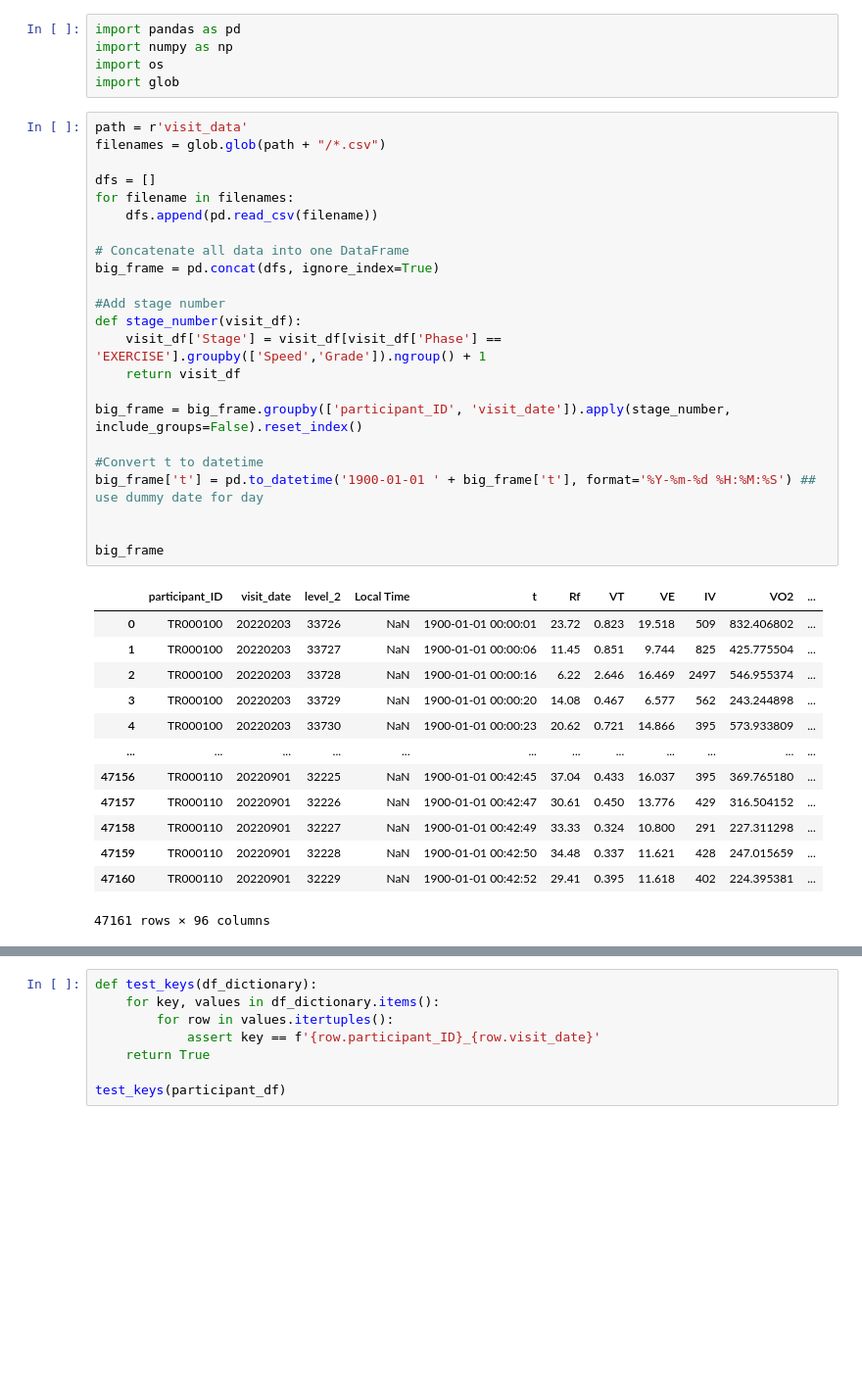
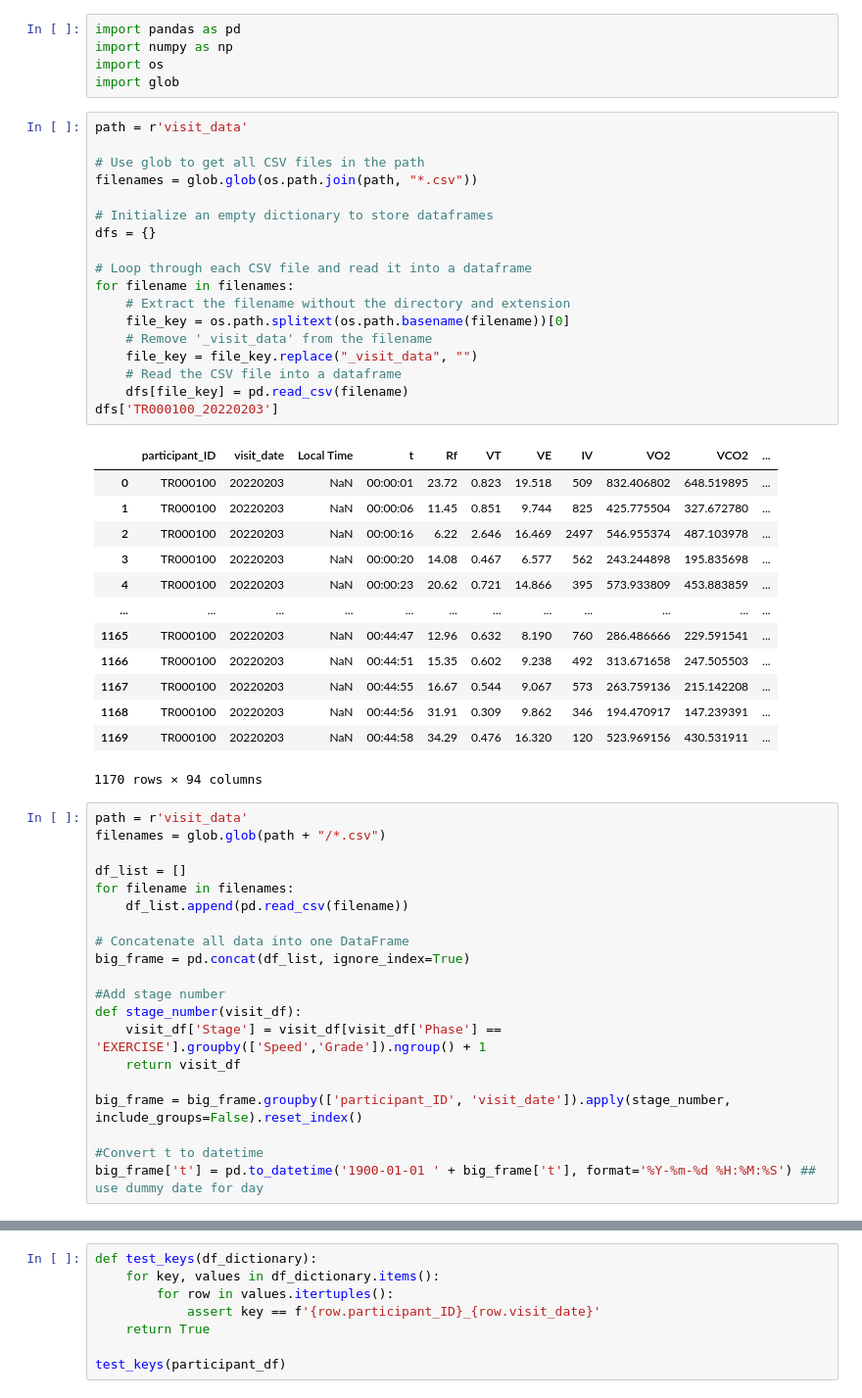
Before and after one commit to myschne/SI485Project, a Jupyter notebook: MIPACEFeatExt.ipynb, the cells around one changed output, grey strips where cells are left out. Shown at 98% size. Drawn from its saved outputs; the diff is of its cells as text; blank space fills up the shorter version.

Commit message:
redid csv read in

```diff
--- a/MIPACEFeatExt.ipynb
+++ b/MIPACEFeatExt.ipynb
@@ -5,16 +5,48 @@ import pandas as pd
 import numpy as np
 import os
 import glob
+# %%
+path = r'visit_data'
+
+# Use glob to get all CSV files in the path
+filenames = glob.glob(os.path.join(path, "*.csv"))
+
+# Initialize an empty dictionary to store dataframes
+dfs = {}
+
+# Loop through each CSV file and read it into a dataframe
+for filename in filenames:
+    # Extract the filename without the directory and extension
+    file_key = os.path.splitext(os.path.basename(filename))[0]
+    # Remove '_visit_data' from the filename
+    file_key = file_key.replace("_visit_data", "")
+    # Read the CSV file into a dataframe
+    dfs[file_key] = pd.read_csv(filename)
+dfs['TR000100_20220203']
+# %% [output]
+|  | participant_ID | visit_date | Local Time | t | Rf | VT | VE | IV | VO2 | VCO2 | ... |
+| 0 | TR000100 | 20220203 | NaN | 00:00:01 | 23.72 | 0.823 | 19.518 | 509 | 832.406802 | 648.519895 | ... |
+| 1 | TR000100 | 20220203 | NaN | 00:00:06 | 11.45 | 0.851 | 9.744 | 825 | 425.775504 | 327.672780 | ... |
+| 2 | TR000100 | 20220203 | NaN | 00:00:16 | 6.22 | 2.646 | 16.469 | 2497 | 546.955374 | 487.103978 | ... |
+| 3 | TR000100 | 20220203 | NaN | 00:00:20 | 14.08 | 0.467 | 6.577 | 562 | 243.244898 | 195.835698 | ... |
+| 4 | TR000100 | 20220203 | NaN | 00:00:23 | 20.62 | 0.721 | 14.866 | 395 | 573.933809 | 453.883859 | ... |
+| ... | ... | ... | ... | ... | ... | ... | ... | ... | ... | ... | ... |
+| 1165 | TR000100 | 20220203 | NaN | 00:44:47 | 12.96 | 0.632 | 8.190 | 760 | 286.486666 | 229.591541 | ... |
+| 1166 | TR000100 | 20220203 | NaN | 00:44:51 | 15.35 | 0.602 | 9.238 | 492 | 313.671658 | 247.505503 | ... |
+| 1167 | TR000100 | 20220203 | NaN | 00:44:55 | 16.67 | 0.544 | 9.067 | 573 | 263.759136 | 215.142208 | ... |
+| 1168 | TR000100 | 20220203 | NaN | 00:44:56 | 31.91 | 0.309 | 9.862 | 346 | 194.470917 | 147.239391 | ... |
+| 1169 | TR000100 | 20220203 | NaN | 00:44:58 | 34.29 | 0.476 | 16.320 | 120 | 523.969156 | 430.531911 | ... |
+1170 rows × 94 columns
 # %%
 path = r'visit_data'
 filenames = glob.glob(path + "/*.csv")
 
-dfs = []
+df_list = []
 for filename in filenames:
-    dfs.append(pd.read_csv(filename))
+    df_list.append(pd.read_csv(filename))
 
 # Concatenate all data into one DataFrame
-big_frame = pd.concat(dfs, ignore_index=True)
+big_frame = pd.concat(df_list, ignore_index=True)
 
 #Add stage number
 def stage_number(visit_df):
@@ -25,23 +57,6 @@ big_frame = big_frame.groupby(['participant_ID', 'visit_date']).apply(stage_numb
 
 #Convert t to datetime
 big_frame['t'] = pd.to_datetime('1900-01-01 ' + big_frame['t'], format='%Y-%m-%d %H:%M:%S') ## use dummy date for day
-
-
-big_frame
-# %% [output]
-|  | participant_ID | visit_date | level_2 | Local Time | t | Rf | VT | VE | IV | VO2 | ... |
-| 0 | TR000100 | 20220203 | 33726 | NaN | 1900-01-01 00:00:01 | 23.72 | 0.823 | 19.518 | 509 | 832.406802 | ... |
-| 1 | TR000100 | 20220203 | 33727 | NaN | 1900-01-01 00:00:06 | 11.45 | 0.851 | 9.744 | 825 | 425.775504 | ... |
-| 2 | TR000100 | 20220203 | 33728 | NaN | 1900-01-01 00:00:16 | 6.22 | 2.646 | 16.469 | 2497 | 546.955374 | ... |
-| 3 | TR000100 | 20220203 | 33729 | NaN | 1900-01-01 00:00:20 | 14.08 | 0.467 | 6.577 | 562 | 243.244898 | ... |
-| 4 | TR000100 | 20220203 | 33730 | NaN | 1900-01-01 00:00:23 | 20.62 | 0.721 | 14.866 | 395 | 573.933809 | ... |
-| ... | ... | ... | ... | ... | ... | ... | ... | ... | ... | ... | ... |
-| 47156 | TR000110 | 20220901 | 32225 | NaN | 1900-01-01 00:42:45 | 37.04 | 0.433 | 16.037 | 395 | 369.765180 | ... |
-| 47157 | TR000110 | 20220901 | 32226 | NaN | 1900-01-01 00:42:47 | 30.61 | 0.450 | 13.776 | 429 | 316.504152 | ... |
-| 47158 | TR000110 | 20220901 | 32227 | NaN | 1900-01-01 00:42:49 | 33.33 | 0.324 | 10.800 | 291 | 227.311298 | ... |
-| 47159 | TR000110 | 20220901 | 32228 | NaN | 1900-01-01 00:42:50 | 34.48 | 0.337 | 11.621 | 428 | 247.015659 | ... |
-| 47160 | TR000110 | 20220901 | 32229 | NaN | 1900-01-01 00:42:52 | 29.41 | 0.395 | 11.618 | 402 | 224.395381 | ... |
-47161 rows × 96 columns
 # %%
 #Split Up Dataframes
 def create_dataframe_dictionary(parent_df):
```
Also changed, not shown: parts of 1 cell of this notebook.
